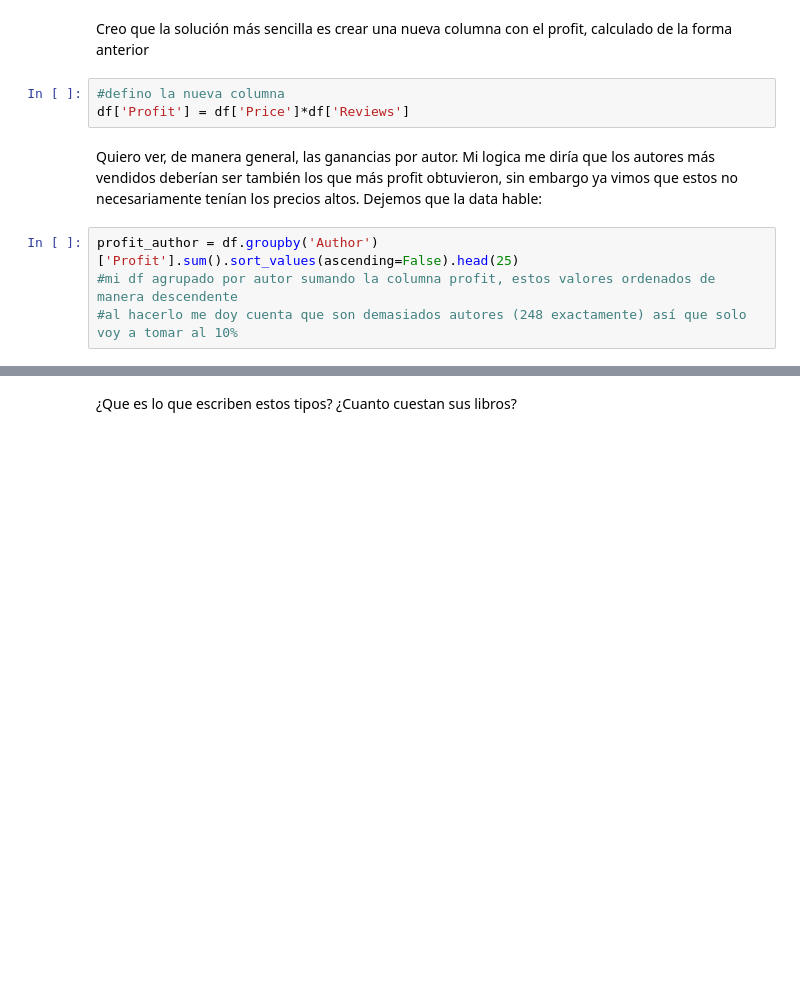
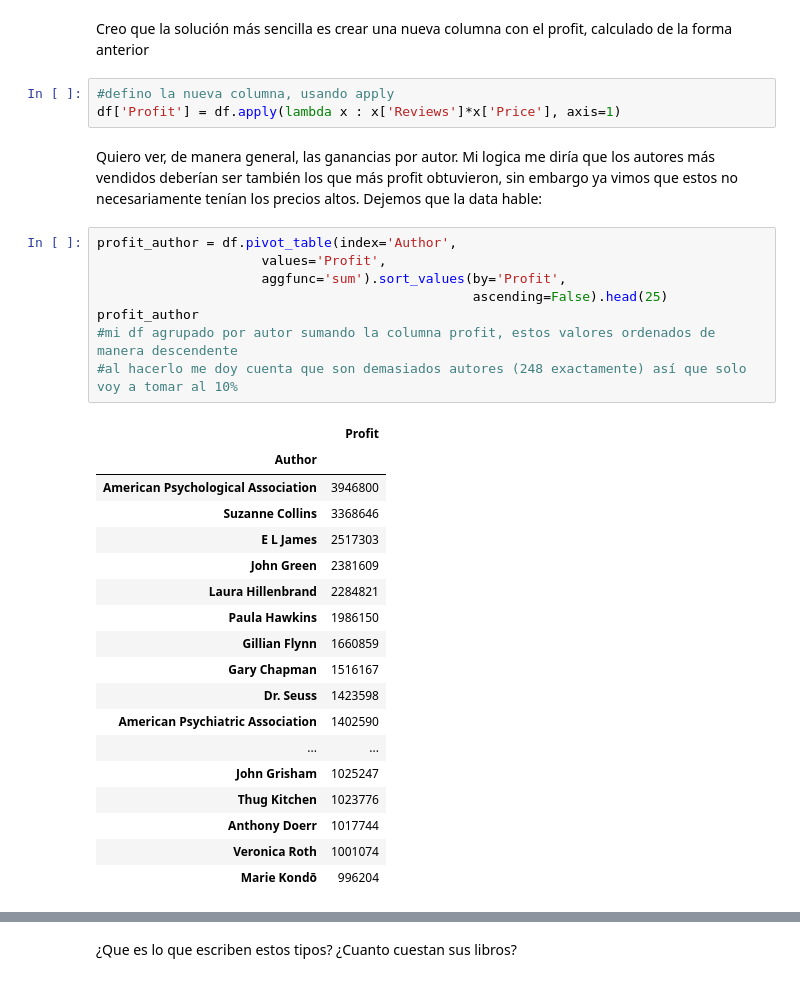
Before and after one commit to laverde-c/Best-Sellers, a Jupyter notebook: Best_sellers.ipynb, the cells around one changed output, grey strips where cells are left out. Drawn from its saved outputs; the diff is of its cells as text; blank space fills up the shorter version.

```diff
--- a/Best_sellers.ipynb
+++ b/Best_sellers.ipynb
@@ -274,12 +274,35 @@ El promedio del precio de los libros de ficción se ha mantenido por debajo del
 # %% [markdown]
 <p> Creo que la solución más sencilla es crear una nueva columna con el profit, calculado de la forma anterior </p>
 # %%
-#defino la nueva columna
-df['Profit'] = df['Price']*df['Reviews']
+#defino la nueva columna, usando apply
+df['Profit'] = df.apply(lambda x : x['Reviews']*x['Price'], axis=1)
 # %% [markdown]
 <p> Quiero ver, de manera general, las ganancias por autor. Mi logica me diría que los autores más vendidos deberían ser también los que más profit obtuvieron, sin embargo ya vimos que estos no necesariamente tenían los precios altos. Dejemos que la data hable: </p>
 # %%
-profit_author = df.groupby('Author')['Profit'].sum().sort_values(ascending=False).head(25)
+profit_author = df.pivot_table(index='Author',
+                     values='Profit',
+                     aggfunc='sum').sort_values(by='Profit',
+                                                ascending=False).head(25)
+profit_author
 #mi df agrupado por autor sumando la columna profit, estos valores ordenados de manera descendente
 #al hacerlo me doy cuenta que son demasiados autores (248 exactamente) así que solo voy a tomar al 10%
+# %% [output]
+|  | Profit |
+| Author |  |
+| American Psychological Association | 3946800 |
+| Suzanne Collins | 3368646 |
+| E L James | 2517303 |
+| John Green | 2381609 |
+| Laura Hillenbrand | 2284821 |
+| Paula Hawkins | 1986150 |
+| Gillian Flynn | 1660859 |
+| Gary Chapman | 1516167 |
+| Dr. Seuss | 1423598 |
+| American Psychiatric Association | 1402590 |
+| ... | ... |
+| John Grisham | 1025247 |
+| Thug Kitchen | 1023776 |
+| Anthony Doerr | 1017744 |
+| Veronica Roth | 1001074 |
+| Marie Kondō | 996204 |
 # %%
```
Also changed, not shown: parts of 2 cells of this notebook.
